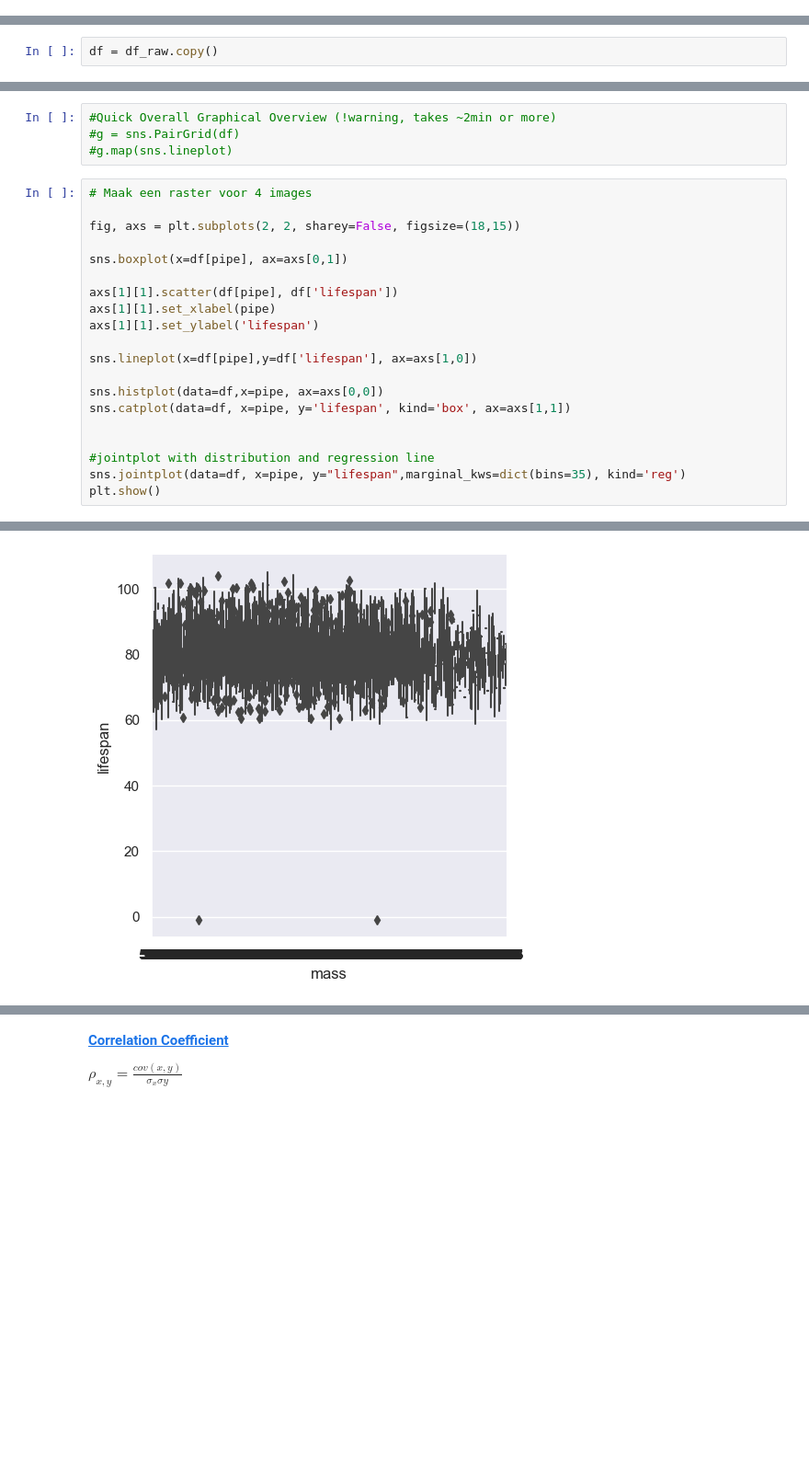
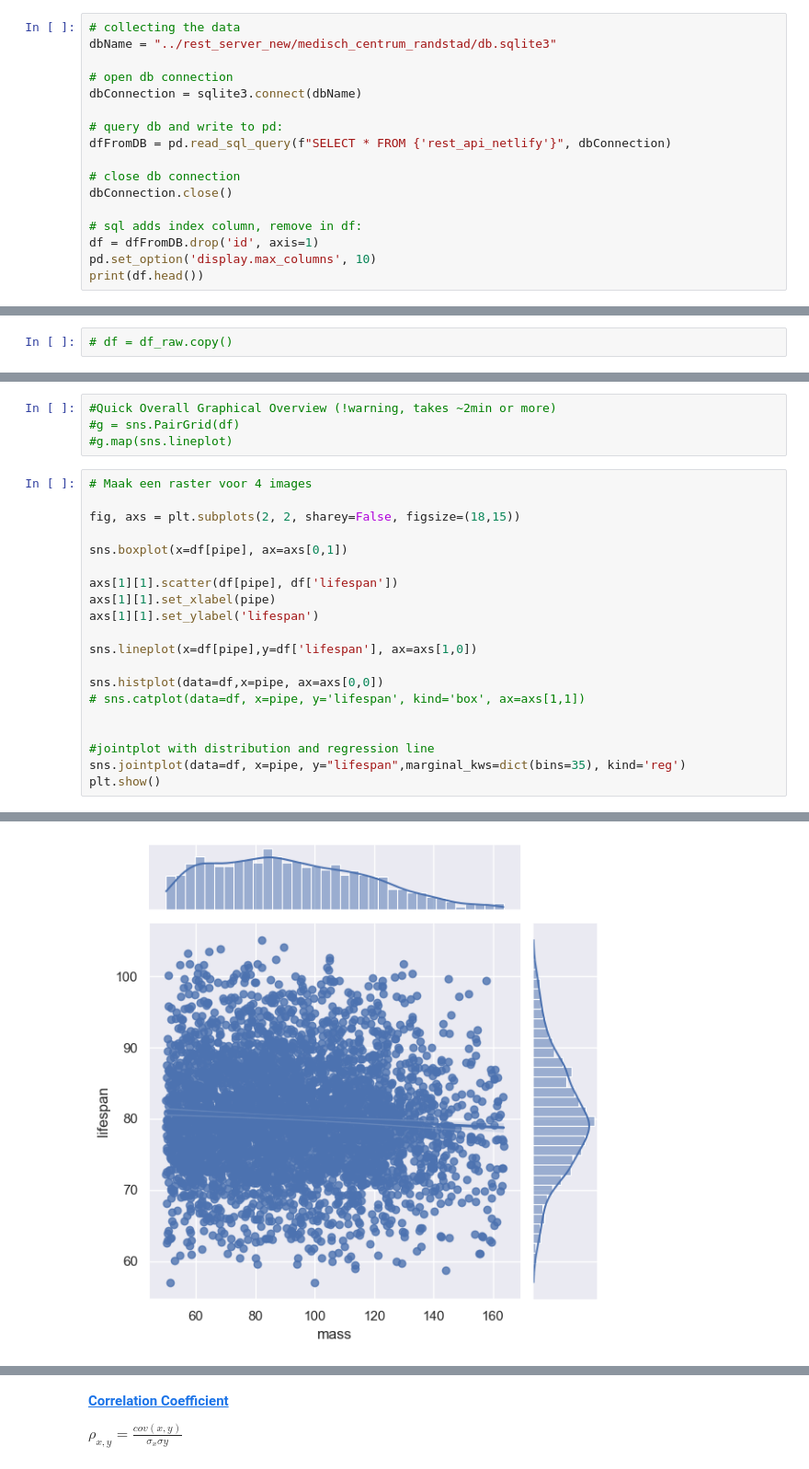
Before and after one commit to HansHR2023/p1, a Jupyter notebook: notebooks/4_eda_in pipeline_prototype.ipynb, the cells around one changed output, grey strips where cells are left out. Shown at 92% size. Drawn from its saved outputs; the diff is of its cells as text; blank space fills up the shorter version.

````diff
--- a/notebooks/4_eda_in pipeline_prototype.ipynb
+++ b/notebooks/4_eda_in pipeline_prototype.ipynb
@@ -72,3 +71,20 @@ sns.set(color_codes=True)
 - b. check for: errors, missing values(Nan), data types(object,float,int), duplicates and other inconsistencies
 - c. clean the data: remove duplicates and remove irrelevant information/columns
 ```
+# %%
+# collecting the data
+dbName = "../rest_server_new/medisch_centrum_randstad/db.sqlite3"
+
+# open db connection
+dbConnection = sqlite3.connect(dbName)
+
+# query db and write to pd:
+dfFromDB = pd.read_sql_query(f"SELECT * FROM {'rest_api_netlify'}", dbConnection)
+
+# close db connection
+dbConnection.close()
+
+# sql adds index column, remove in df:
+df = dfFromDB.drop('id', axis=1)
+pd.set_option('display.max_columns', 10)
+print(df.head())
@@ -113,7 +117,7 @@ None
 # display(df.head())
 # display(df.shape)
 # %%
-df = df_raw.copy()
+# df = df_raw.copy()
 # %%
 # ... select value to be looked at.
 
@@ -299,7 +303,7 @@ axs[1][1].set_ylabel('lifespan')
 sns.lineplot(x=df[pipe],y=df['lifespan'], ax=axs[1,0])
 
 sns.histplot(data=df,x=pipe, ax=axs[0,0])
-sns.catplot(data=df, x=pipe, y='lifespan', kind='box', ax=axs[1,1])
+# sns.catplot(data=df, x=pipe, y='lifespan', kind='box', ax=axs[1,1])
 
 
 #jointplot with distribution and regression line
@@ -310 +314 @@ plt.show()
-[figure, old version]
+[figure, new version]
````
Also changed, not shown: parts of 39 cells of this notebook, 4 other files.
